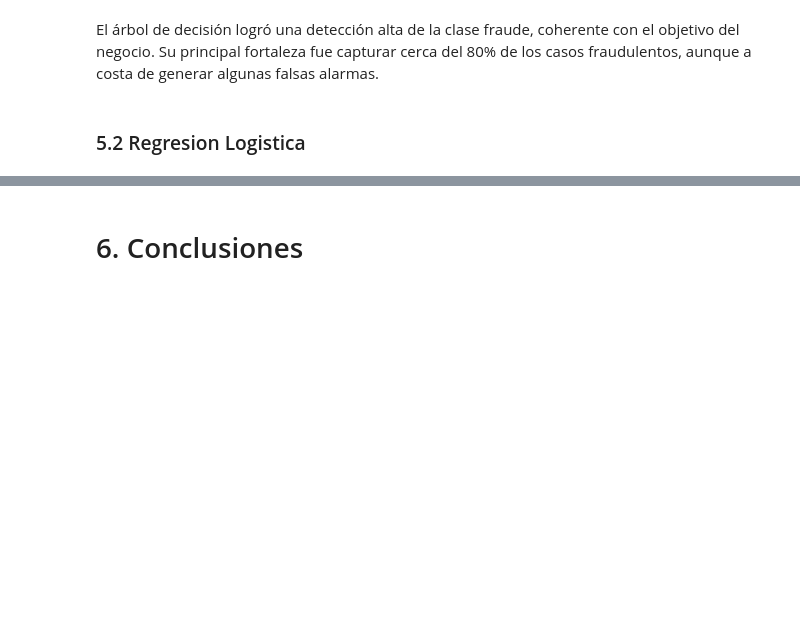
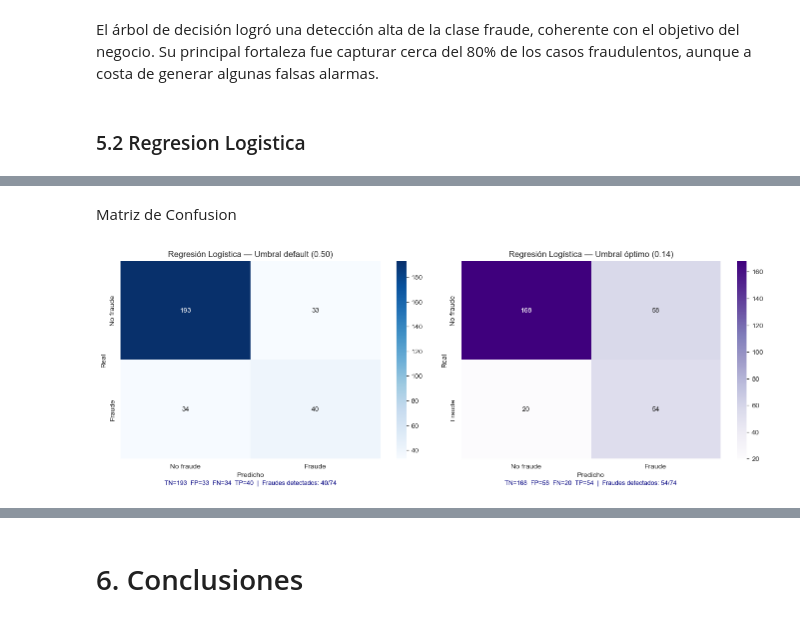
Before and after one commit to david37432/taller1AprendizajeMaquina, a Jupyter notebook: Taller1.ipynb, the cells around one changed output, grey strips where cells are left out. Saved outputs shown, nothing was run; the diff lists cells and outputs as text; code cells hidden in the pictures; blank space fills up the shorter version.

Commit message:
Modelo Regresion Logistica

```diff
--- a/Taller1.ipynb
+++ b/Taller1.ipynb
@@ -861,3 +861,20 @@ X_test_scaled = scaler.transform(X_test_logi)
 Se estandarizan las variables numéricas para que tengan media = 0 y desviación estándar = 1 para obtener todas las variables en la misma escala.
 # %% [markdown]
 #### Modelo
+# %%
+smote = SMOTE(random_state=42)
+X_train_sm, y_train_sm = smote.fit_resample(X_train_scaled, y_train_logi)
+
+print(f"Train original:   {y_train_logi.value_counts().to_dict()}")
+print(f"Train con SMOTE:  {pd.Series(y_train_sm).value_counts().to_dict()}")
+
+logreg = LogisticRegression(
+    class_weight='balanced',
+    max_iter=1000,
+    random_state=42,
+    solver='lbfgs'
+)
+logreg.fit(X_train_sm, y_train_sm)
+
+y_pred_logi  = logreg.predict(X_test_scaled)
+y_prob_logi  = logreg.predict_proba(X_test_scaled)[:, 1]
@@ -998,0 +1093,27 @@ El árbоl dе dесisión lоgró unа dеtессión аltа dе lа сlаsе f
+# %% [markdown]
+Matriz de Confusion
+# %%
+fig, axes = plt.subplots(1, 2, figsize=(14, 5))
+
+for ax, y_pred, titulo, cmap in zip(
+    axes,
+    [y_pred_logi, y_pred_opt],
+    [f'Umbral default (0.50)', f'Umbral óptimo ({umbral_opt:.2f})'],
+    ['Blues', 'Purples']
+):
+    cm = confusion_matrix(y_test_logi, y_pred)
+    sns.heatmap(cm, annot=True, fmt='d', cmap=cmap, ax=ax,
+                xticklabels=['No fraude', 'Fraude'],
+                yticklabels=['No fraude', 'Fraude'])
+    tn_, fp_, fn_, tp_ = cm.ravel()
+    ax.set_title(f'Regresión Logística — {titulo}', fontsize=12)
+    ax.set_xlabel('Predicho')
+    ax.set_ylabel('Real')
+    ax.text(0.5, -0.13,
+        f'TN={tn_}  FP={fp_}  FN={fn_}  TP={tp_}  |  Fraudes detectados: {tp_}/{tp_+fn_}',
+        ha='center', transform=ax.transAxes, fontsize=9, color='navy')
+
+plt.tight_layout()
+plt.show()
+# %% [output]
+[figure, added]
```
Also changed, not shown: parts of 12 cells of this notebook.
